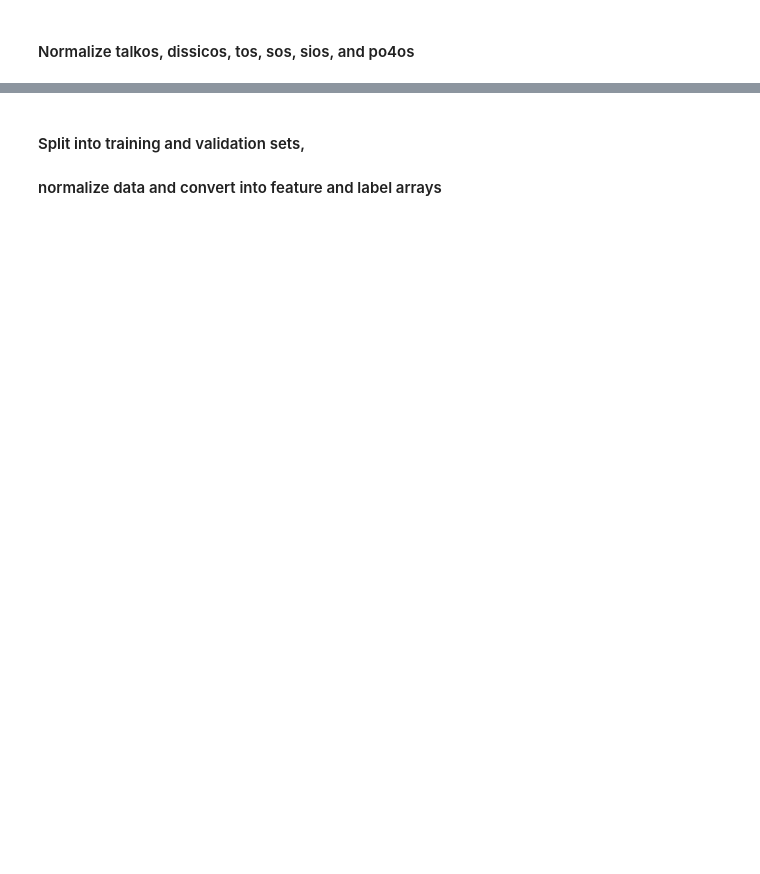
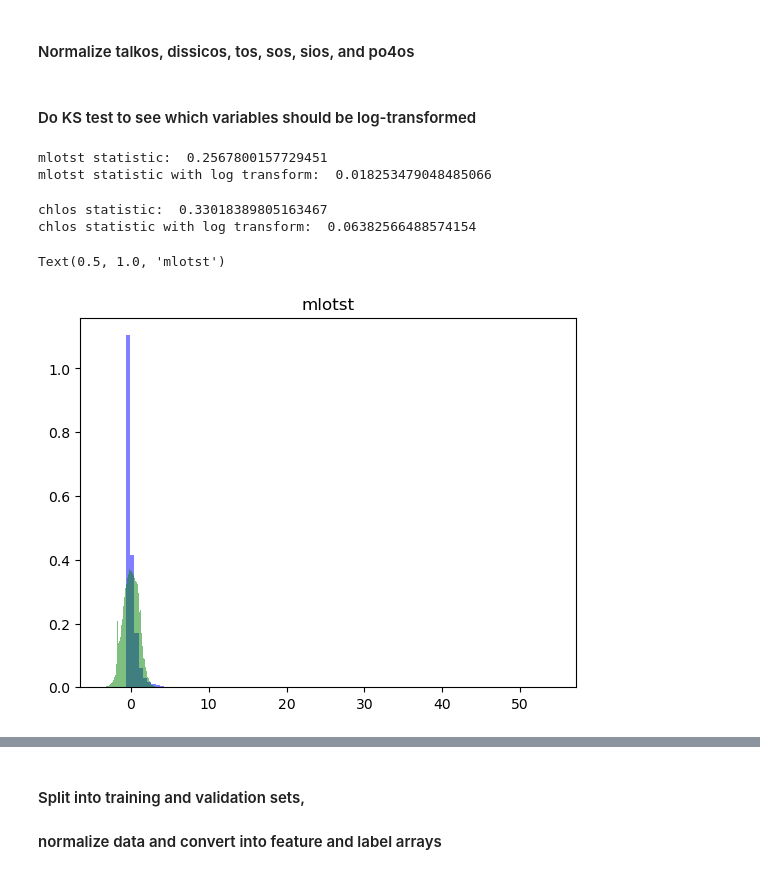
Before and after one commit to friedrichs-repo/MOCCA, a Jupyter notebook: notebooks/train_CMIP6_base_model.ipynb, the cells around one changed output, grey strips where cells are left out. Cells and saved outputs as stored; diff of their text form; code cells hidden in the pictures; blank space fills up the shorter version.

```diff
--- a/notebooks/train_CMIP6_base_model.ipynb
+++ b/notebooks/train_CMIP6_base_model.ipynb
@@ -29,17 +24,17 @@ def cosinus(month_index):
 # %%
-cmip6_random_samples["mon_sin"] = sinus(cmip6_random_samples["mon"])
-cmip6_random_samples["mon_cos"] = cosinus(cmip6_random_samples["mon"])
+cmip6_random_samples["mon_sin"] = np.sin(cmip6_random_samples["mon"] / 12 * 2 * np.pi)
+cmip6_random_samples["mon_cos"] = np.cos(cmip6_random_samples["mon"] / 12 * 2 * np.pi)
 del cmip6_random_samples["mon"]
 # %% [markdown]
 #### Transform lat and lon
 
 Following Gade et al., 2010: A Non-singular Horizontal Position Representation
 # %%
-cmip6_random_samples["nvector1"] = np.sin(cmip6_random_samples["lat"])
-cmip6_random_samples["nvector2"] = np.sin(cmip6_random_samples["lon"])\
-* np.cos(cmip6_random_samples["lat"])
-cmip6_random_samples["nvector3"] = - np.cos(cmip6_random_samples["lon"])\
-* np.cos(cmip6_random_samples["lat"])
+cmip6_random_samples["nvector1"] = np.sin(cmip6_random_samples["lat"] / 360 * 2 * np.pi)
+cmip6_random_samples["nvector2"] = np.sin(cmip6_random_samples["lon"] / 360 * 2 * np.pi)\
+* np.cos(cmip6_random_samples["lat"] / 360 * 2 * np.pi)
+cmip6_random_samples["nvector3"] = - np.cos(cmip6_random_samples["lon"] / 360 * 2 * np.pi)\
+* np.cos(cmip6_random_samples["lat"] / 360 * 2 * np.pi)
 del cmip6_random_samples["lon"]
 del cmip6_random_samples["lat"]
 # %%
@@ -87,7 +82,9 @@ sample_stds = {"talkos":(alk_range[1] - alk_range[0]) / np.sqrt(12),
                  "sios":(sil_range[1] - sil_range[0]) / np.sqrt(12),
                  "po4os":(phos_range[1] - phos_range[0]) / np.sqrt(12)}
 
-label_keys = ["talkos", "dissicos", "tos", "sos", "sios", "po4os"]
+label_keys = ["talkos", "dissicos", "sios", "po4os"]
 for key in label_keys:
     cmip6_random_samples[key] = (
         cmip6_random_samples[key] - sample_means[key]) / sample_stds[key]
+# %% [markdown]
+#### Do KS test to see which variables should be log-transformed
@@ -93,0 +94,26 @@ for key in label_keys:
+# %%
+def normalize(array):
+    return (array - np.mean(array)) / np.std(array)
+# %%
+print("mlotst statistic: ",
+      stats.kstest(normalize(cmip6_random_samples["mlotst"]), stats.norm.cdf)[0])
+print("mlotst statistic with log transform: ",
+      stats.kstest(normalize(np.log(cmip6_random_samples["mlotst"])), stats.norm.cdf)[0])
+# %% [output]
+mlotst statistic:  0.2567800157729451
+mlotst statistic with log transform:  0.018253479048485066
+# %%
+print("chlos statistic: ",
+      stats.kstest(normalize(cmip6_random_samples["chlos"]), stats.norm.cdf)[0])
+print("chlos statistic with log transform: ",
+      stats.kstest(normalize(np.log(cmip6_random_samples["chlos"])), stats.norm.cdf)[0])
+# %% [output]
+chlos statistic:  0.33018389805163467
+chlos statistic with log transform:  0.06382566488574154
+# %%
+plt.hist(normalize(cmip6_random_samples["mlotst"]), 100, density=True, facecolor='blue', alpha=0.5);
+plt.hist(normalize(np.log(cmip6_random_samples["mlotst"])), 100, density=True, facecolor='green', alpha=0.5);
+plt.title("mlotst")
+# %% [output]
+Text(0.5, 1.0, 'mlotst')
+[figure, added]
```
Also changed, not shown: parts of 21 cells of this notebook, 18 other files.
